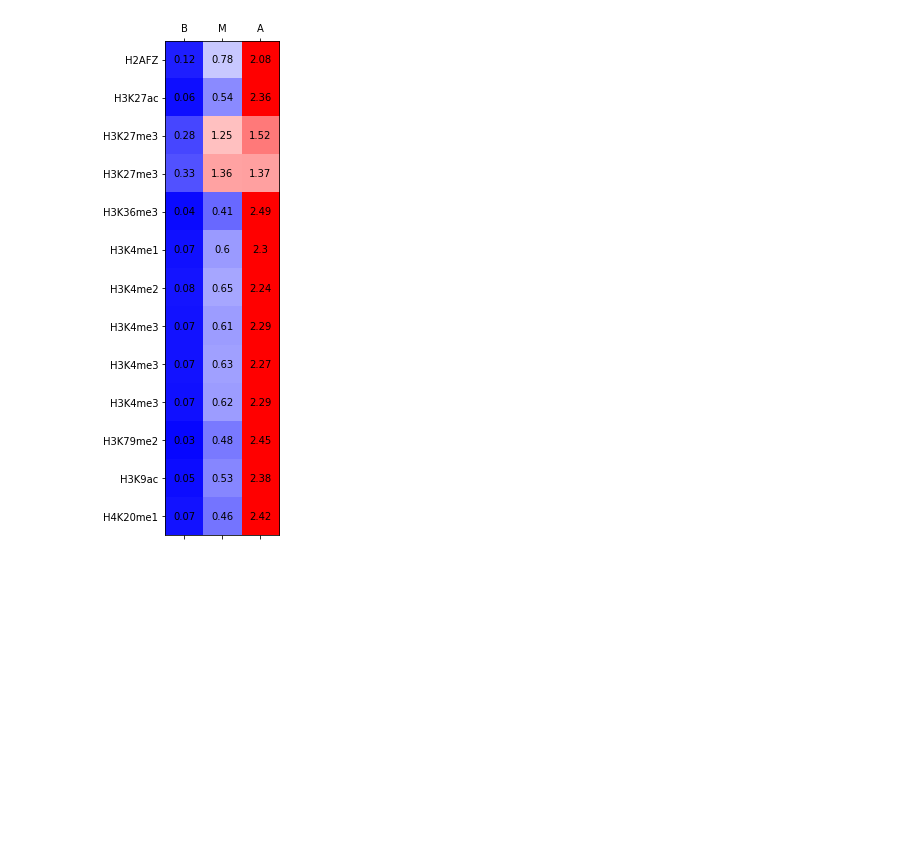
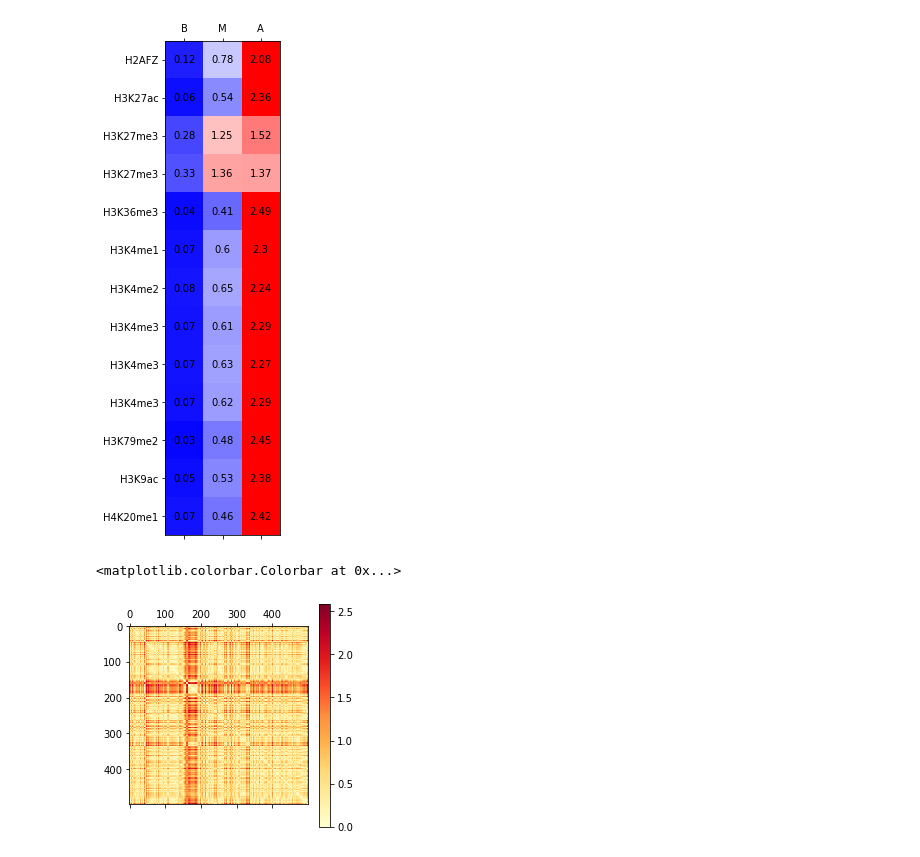
Before and after one commit to luisdiaz1997/HMM3P, a Jupyter notebook: notebooks/Supplemental Figure 2- Chipseq.ipynb, the cells around one changed output. Saved outputs shown, nothing was run; the diff lists cells and outputs as text; code cells hidden in the pictures; blank space fills up the shorter version.

```diff
--- a/notebooks/Supplemental Figure 2- Chipseq.ipynb
+++ b/notebooks/Supplemental Figure 2- Chipseq.ipynb
@@ -200,0 +209,6 @@ fig2 = score_heatmap(scores_replicated_HMM3, HMM3, beds_replicated.target)
+# %%
+plt.matshow(distances, cmap='YlOrRd')
+plt.colorbar()
+# %% [output]
+<matplotlib.colorbar.Colorbar at 0x...>
+[figure, added]
```
Also changed, not shown: parts of 13 cells of this notebook.
